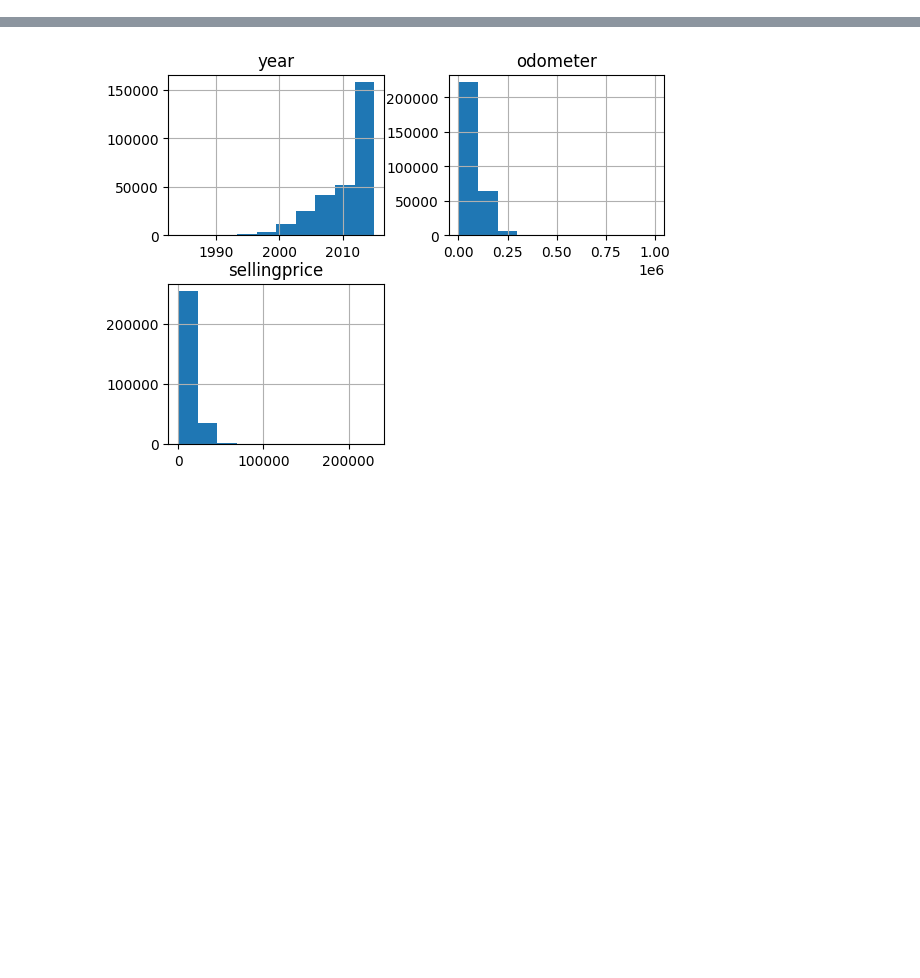
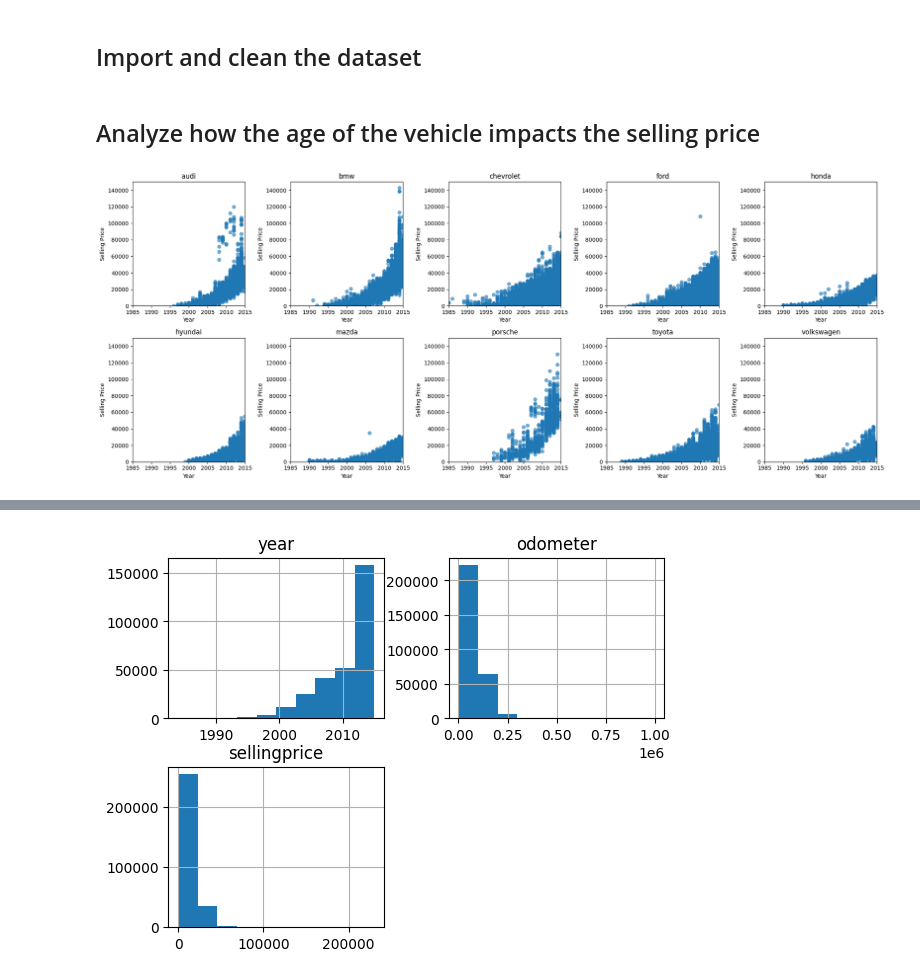
Before and after one commit to CarterSimonson/wgu-capstone, a Jupyter notebook: app.ipynb, the cells around one changed output, grey strips where cells are left out. Saved outputs shown, nothing was run; the diff lists cells and outputs as text; code cells hidden in the pictures; blank space fills up the shorter version.

```diff
--- a/app.ipynb
+++ b/app.ipynb
@@ -1,3 +5,5 @@
+# %% [markdown]
+## Import and clean the dataset
 # %%
 import pandas as pd
 import numpy as np
@@ -11,3 +16,34 @@ df['make'] = df['make'].str.lower()
 # Filter to only desired makes and models
 makes = sorted(['chevrolet', 'ford', 'honda', 'hyundai', 'toyota', 'volkswagen', 'porsche', 'bmw', 'audi', 'mazda'])
 df = df[df['make'].isin(makes)]
+# %% [markdown]
+## Analyze how the age of the vehicle impacts the selling price
+# %%
+import matplotlib.pyplot as plt
+
+def plot_price_to_year():
+    # Find global ranges
+    year_min = 1985
+    year_max = df['year'].max()
+    price_min = 0
+    price_max = 150000
+
+    # Create a separate plot for each make
+    fig, axes = plt.subplots(2, 5, figsize=(20, 8))
+    axes = axes.ravel()
+
+    for idx, make in enumerate(makes):
+        mask = df['make'] == make
+        axes[idx].scatter(df[mask]['year'], df[mask]['sellingprice'], alpha=0.6)
+        axes[idx].set_title(make)
+        axes[idx].set_xlabel('Year')
+        axes[idx].set_ylabel('Selling Price')
+        axes[idx].set_xlim(year_min, year_max)
+        axes[idx].set_ylim(price_min, price_max)
+
+    plt.tight_layout()
+    plt.show()
+
+plot_price_to_year()
+# %% [output]
+[figure, added]
```
Also changed, not shown: parts of 14 cells of this notebook, 1 other file.
